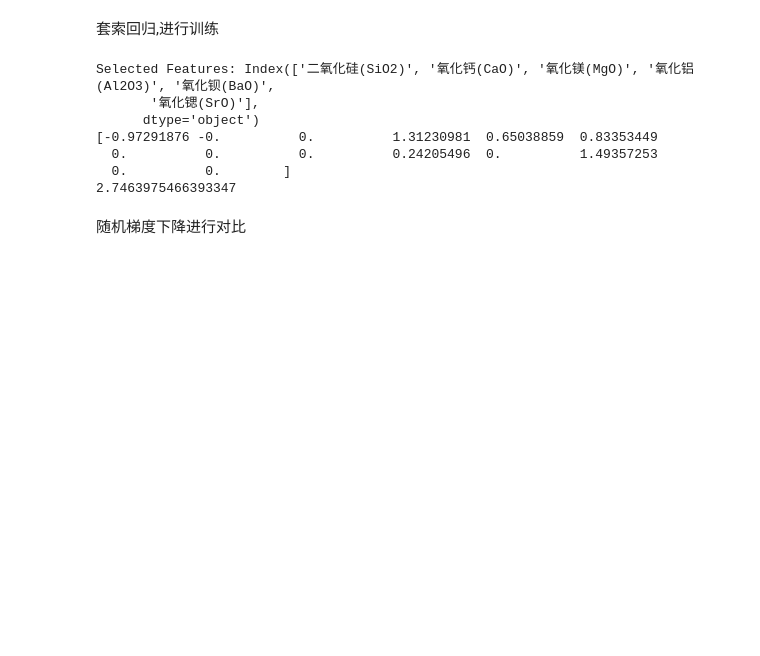
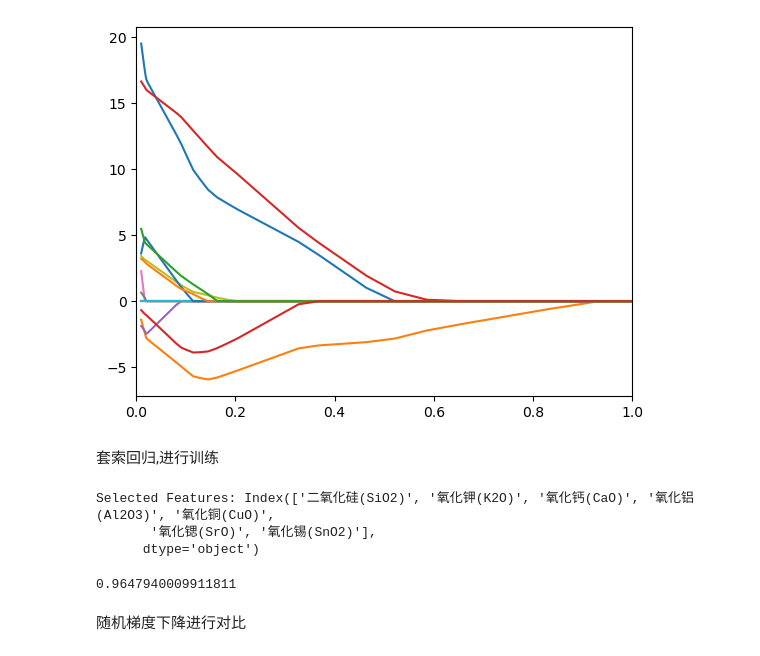
Before and after one commit to mrbomrwu/data-analysis, a Jupyter notebook: Pregame simulation/lasso-K.ipynb, the cells around one changed output. Saved outputs shown, nothing was run; the diff lists cells and outputs as text; code cells hidden in the pictures; blank space fills up the shorter version.

```diff
--- a/Pregame simulation/lasso-K.ipynb
+++ b/Pregame simulation/lasso-K.ipynb
@@ -29,21 +45,23 @@ y = np.array([math.fsum(list(value)) for value in X_normalized])
+# %%
+plt.plot(alpha_range, coefs)
+plt.gca().set_xlim(0, 1)
+plt.show()
+# %% [output]
+[figure, added]
 # %% [markdown]
 套索回归,进行训练
 # %%
 #稀松性质,将一部分系数变成0
-lasso = Lasso(alpha=0.1, max_iter=10000)
+lasso = Lasso(alpha=0.09, max_iter=10000)
 lasso.fit(X_normalized, y)
 
 # 输出非零系数对应的特征
 selected_features = df.columns[1:-1][lasso.coef_ != 0]
 print("Selected Features:", selected_features)
 
-print(lasso.coef_)
-print(lasso.intercept_)
+lasso.score(X_test, y_test)
 # %% [output]
-Selected Features: Index(['二氧化硅(SiO2)', '氧化钙(CaO)', '氧化镁(MgO)', '氧化铝(Al2O3)', '氧化钡(BaO)',
-       '氧化锶(SrO)'],
+Selected Features: Index(['二氧化硅(SiO2)', '氧化钾(K2O)', '氧化钙(CaO)', '氧化铝(Al2O3)', '氧化铜(CuO)',
+       '氧化锶(SrO)', '氧化锡(SnO2)'],
       dtype='object')
-[-0.97291876 -0.          0.          1.31230981  0.65038859  0.83353449
-  0.          0.          0.          0.24205496  0.          1.49357253
-  0.          0.        ]
-2.7463975466393347
+0.9647940009911811
```
Also changed, not shown: parts of 10 cells of this notebook, 3 other files.
